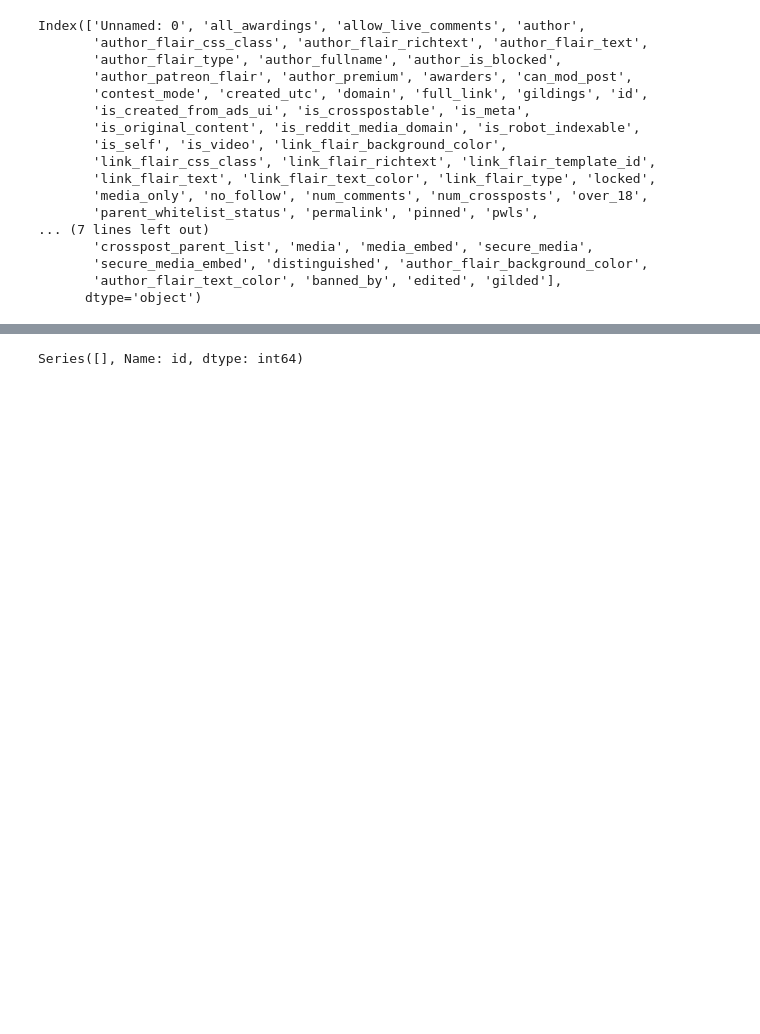
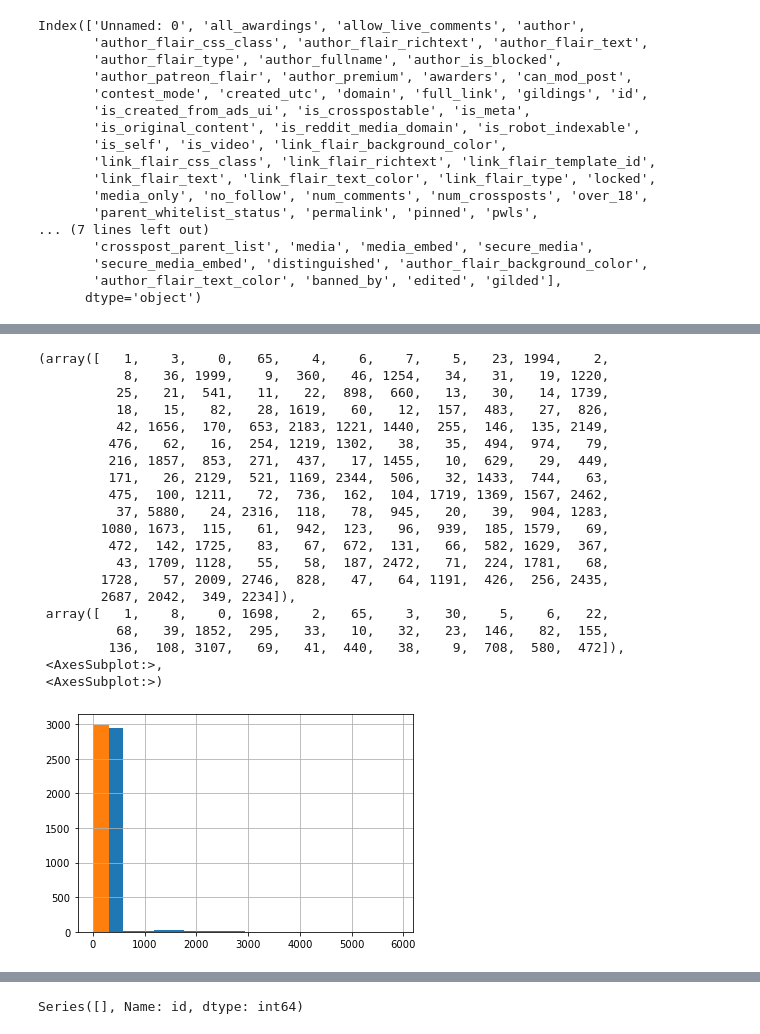
Before and after one commit to vivekbavda/Customer-Service-Apple-and-Google, a Jupyter notebook: BavdaConsultingNLPDataCleaning.ipynb, the cells around one changed output, grey strips where cells are left out. Drawn from its saved outputs; the diff is of its cells as text; code cells hidden in the pictures; blank space fills up the shorter version.

```diff
--- a/BavdaConsultingNLPDataCleaning.ipynb
+++ b/BavdaConsultingNLPDataCleaning.ipynb
@@ -84,0 +130,24 @@ dfa['apple']=1
+# %%
+dfg['score'].unique(), dfa['score'].unique(), dfg['score'].hist(), dfa['score'].hist()
+# %% [output]
+(array([   1,    3,    0,   65,    4,    6,    7,    5,   23, 1994,    2,
+           8,   36, 1999,    9,  360,   46, 1254,   34,   31,   19, 1220,
+          25,   21,  541,   11,   22,  898,  660,   13,   30,   14, 1739,
+          18,   15,   82,   28, 1619,   60,   12,  157,  483,   27,  826,
+          42, 1656,  170,  653, 2183, 1221, 1440,  255,  146,  135, 2149,
+         476,   62,   16,  254, 1219, 1302,   38,   35,  494,  974,   79,
+         216, 1857,  853,  271,  437,   17, 1455,   10,  629,   29,  449,
+         171,   26, 2129,  521, 1169, 2344,  506,   32, 1433,  744,   63,
+         475,  100, 1211,   72,  736,  162,  104, 1719, 1369, 1567, 2462,
+          37, 5880,   24, 2316,  118,   78,  945,   20,   39,  904, 1283,
+        1080, 1673,  115,   61,  942,  123,   96,  939,  185, 1579,   69,
+         472,  142, 1725,   83,   67,  672,  131,   66,  582, 1629,  367,
+          43, 1709, 1128,   55,   58,  187, 2472,   71,  224, 1781,   68,
+        1728,   57, 2009, 2746,  828,   47,   64, 1191,  426,  256, 2435,
+        2687, 2042,  349, 2234]),
+ array([   1,    8,    0, 1698,    2,   65,    3,   30,    5,    6,   22,
+          68,   39, 1852,  295,   33,   10,   32,   23,  146,   82,  155,
+         136,  108, 3107,   69,   41,  440,   38,    9,  708,  580,  472]),
+ <AxesSubplot:>,
+ <AxesSubplot:>)
+[figure, added]
```
Also changed, not shown: parts of 51 cells of this notebook, 6 other files.
